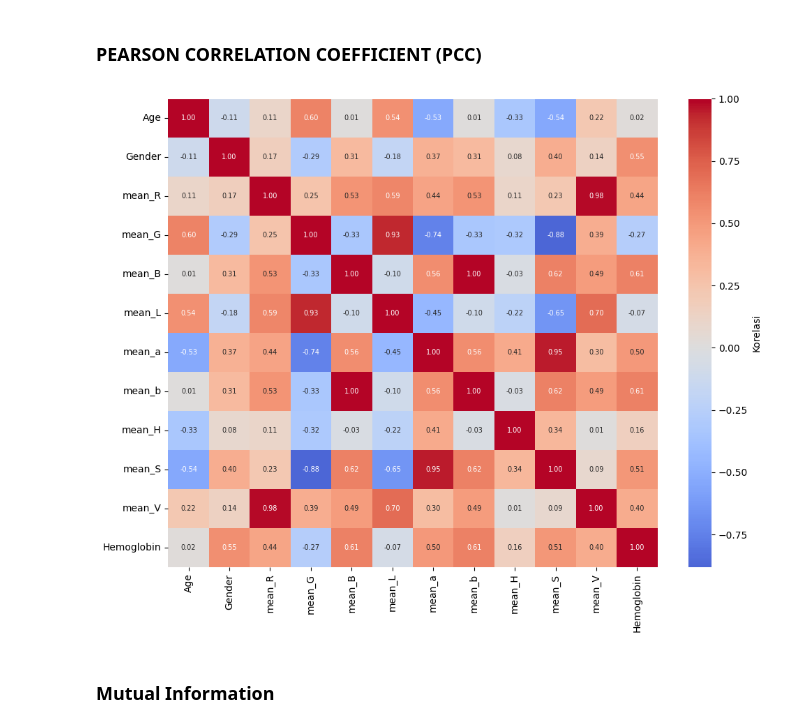
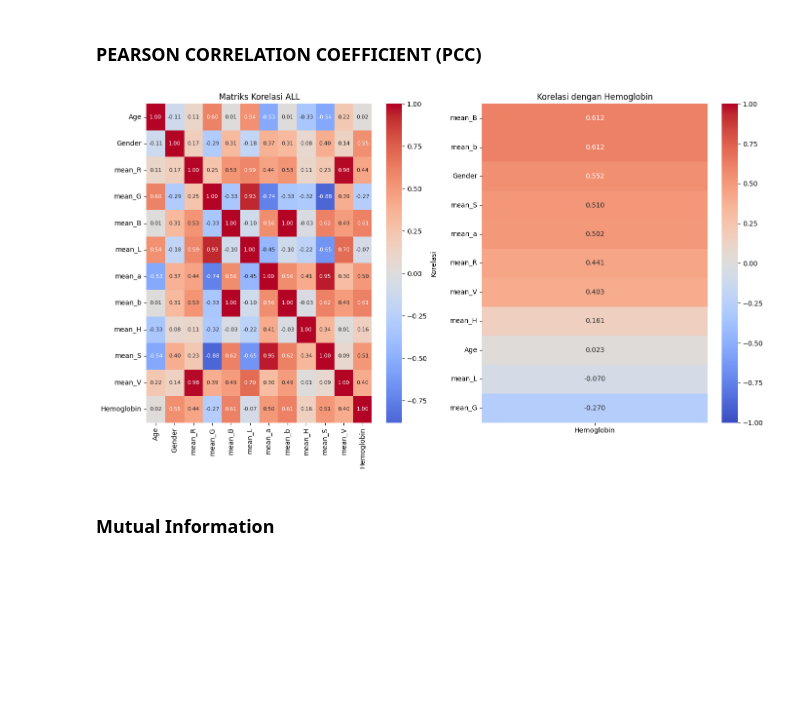
Before and after one commit to dzakwandq/TA, a Jupyter notebook: notebooks/train_hb_predict_v4.ipynb, the cells around one changed output. Cells and saved outputs as stored; diff of their text form; code cells hidden in the pictures; blank space fills up the shorter version.

```diff
--- a/notebooks/train_hb_predict_v4.ipynb
+++ b/notebooks/train_hb_predict_v4.ipynb
@@ -127,19 +126,24 @@ X_train, X_test, y_train, y_test = train_test_split(X, y, test_size=0.20, random
 # %%
 from sklearn.pipeline import make_pipeline
 from sklearn.preprocessing import StandardScaler
 from sklearn.inspection import permutation_importance
 
-#Pearson Correlation Coefficient (PCC)
-plt.figure(figsize=(10, 8))
+fig, axes = plt.subplots(1, 2, figsize=(14, 8))
 
 correlation_matrix = df[feature_columns + ['Hemoglobin']].corr(method='pearson')
 sns.heatmap(correlation_matrix, annot=True, fmt='.2f', cmap='coolwarm',
-            center=0, cbar_kws={'label': 'Korelasi'}, annot_kws={'fontsize': 7})
+            center=0, cbar_kws={'label': 'Korelasi'}, annot_kws={'fontsize': 8}, ax=axes[0])
+axes[0].set_title('Matriks Korelasi ALL')
+
+correlation_1d = correlation_matrix[['Hemoglobin']].drop('Hemoglobin').sort_values(by='Hemoglobin', ascending=False)
+sns.heatmap(correlation_1d, annot=True, cmap='coolwarm', vmin=-1, vmax=1,
+            fmt='.3f', ax=axes[1])
+axes[1].set_title('Korelasi dengan Hemoglobin')
 
 plt.tight_layout()
 plt.show()
 # %% [output]
-[figure, old version]
+[figure, new version]
 # %% [markdown]
 ### **Mutual Information**
 # %%
```
Also changed, not shown: parts of 9 cells of this notebook, 57 other files.
